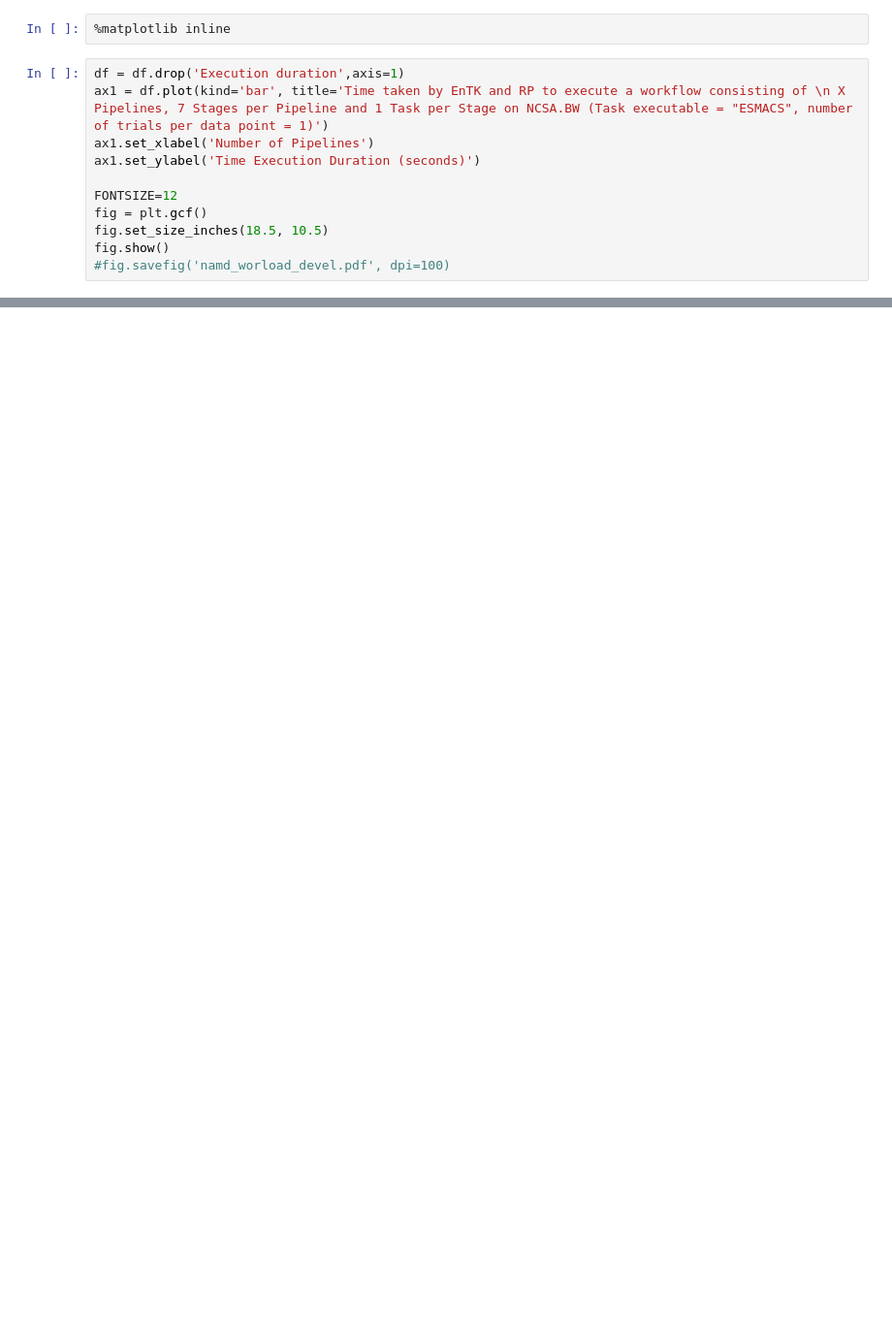
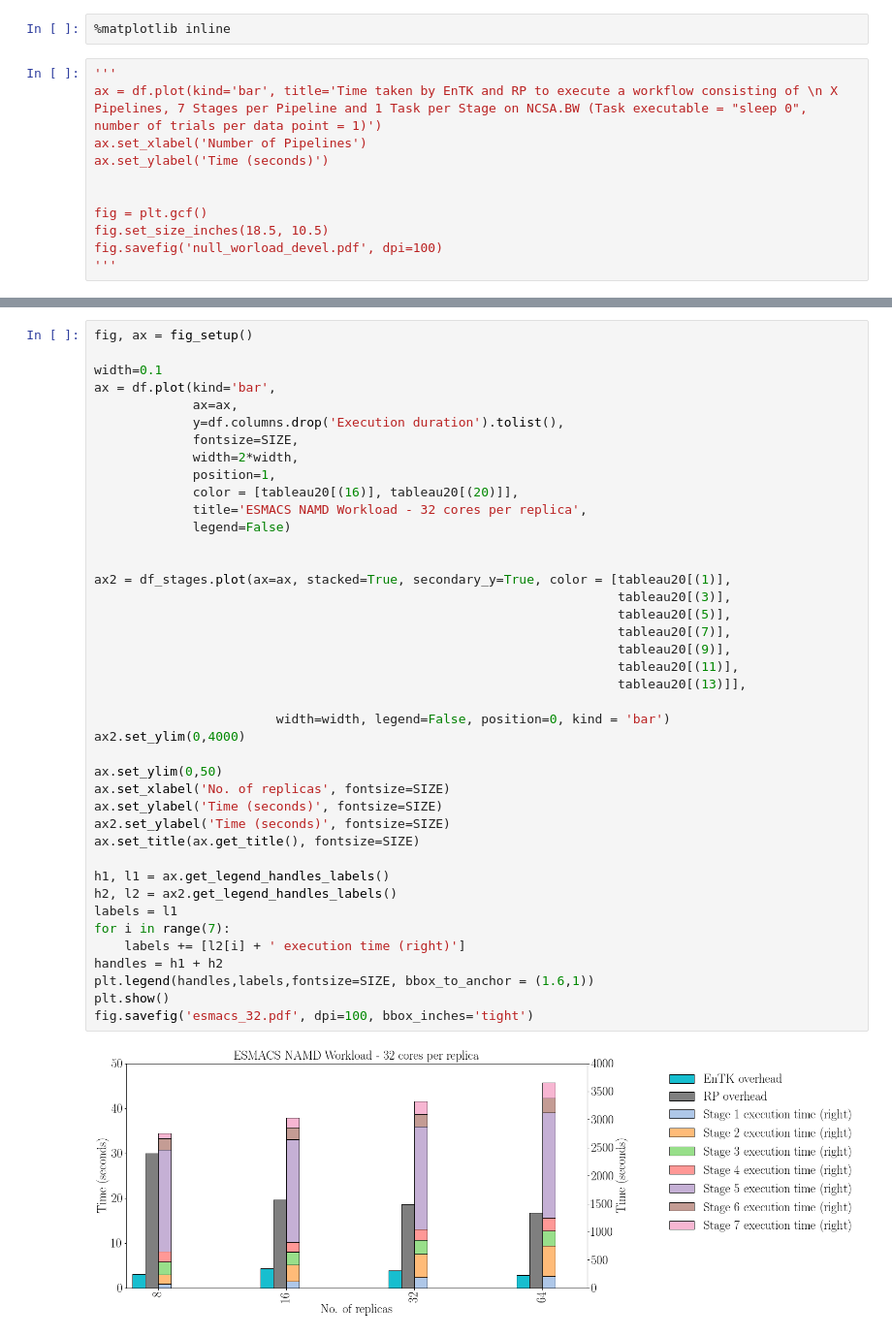
Before and after one commit to radical-experiments/htbac-experiments, a Jupyter notebook: esmacs_entk06/namd-entk-6-barrier_correct_timing/plotme.ipynb, the cells around one changed output, grey strips where cells are left out. Shown: that part at 97% size. Saved outputs shown, nothing was run; the diff lists cells and outputs as text; blank space fills up the shorter version.

Commit message:
working plot

```diff
--- a/esmacs_entk06/namd-entk-6-barrier_correct_timing/plotme.ipynb
+++ b/esmacs_entk06/namd-entk-6-barrier_correct_timing/plotme.ipynb
@@ -95,13 +116,13 @@ for pipelines in pipelines_list:
 # %%
 %matplotlib inline
 # %%
-df = df.drop('Execution duration',axis=1)
-ax1 = df.plot(kind='bar', title='Time taken by EnTK and RP to execute a workflow consisting of \n X Pipelines, 7 Stages per Pipeline and 1 Task per Stage on NCSA.BW (Task executable = "ESMACS", number of trials per data point = 1)')
-ax1.set_xlabel('Number of Pipelines')
-ax1.set_ylabel('Time Execution Duration (seconds)')
+'''
+ax = df.plot(kind='bar', title='Time taken by EnTK and RP to execute a workflow consisting of \n X Pipelines, 7 Stages per Pipeline and 1 Task per Stage on NCSA.BW (Task executable = "sleep 0", number of trials per data point = 1)')
+ax.set_xlabel('Number of Pipelines')
+ax.set_ylabel('Time (seconds)')
 
-FONTSIZE=12
+
 fig = plt.gcf()
 fig.set_size_inches(18.5, 10.5)
-fig.show()
-#fig.savefig('namd_worload_devel.pdf', dpi=100)
+fig.savefig('null_worload_devel.pdf', dpi=100)
+'''
@@ -107,0 +206,43 @@ fig.show()
+# %%
+fig, ax = fig_setup()
+
+width=0.1
+ax = df.plot(kind='bar',
+             ax=ax,
+             y=df.columns.drop('Execution duration').tolist(),
+             fontsize=SIZE,
+             width=2*width,
+             position=1,
+             color = [tableau20[(16)], tableau20[(20)]],
+             title='ESMACS NAMD Workload - 32 cores per replica',
+             legend=False)
+
+
+ax2 = df_stages.plot(ax=ax, stacked=True, secondary_y=True, color = [tableau20[(1)],
+                                                                     tableau20[(3)],
+                                                                     tableau20[(5)],
+                                                                     tableau20[(7)],
+                                                                     tableau20[(9)],
+                                                                     tableau20[(11)],
+                                                                     tableau20[(13)]],
+
+                        width=width, legend=False, position=0, kind = 'bar')
+ax2.set_ylim(0,4000)
+
+ax.set_ylim(0,50)
+ax.set_xlabel('No. of replicas', fontsize=SIZE)
+ax.set_ylabel('Time (seconds)', fontsize=SIZE)
+ax2.set_ylabel('Time (seconds)', fontsize=SIZE)
+ax.set_title(ax.get_title(), fontsize=SIZE)
+
+h1, l1 = ax.get_legend_handles_labels()
+h2, l2 = ax2.get_legend_handles_labels()
+labels = l1
+for i in range(7):
+    labels += [l2[i] + ' execution time (right)']
+handles = h1 + h2
+plt.legend(handles,labels,fontsize=SIZE, bbox_to_anchor = (1.6,1))
+plt.show()
+fig.savefig('esmacs_32.pdf', dpi=100, bbox_inches='tight')
+# %% [output]
+[figure, added]
```
Also changed, not shown: parts of 6 cells of this notebook.
